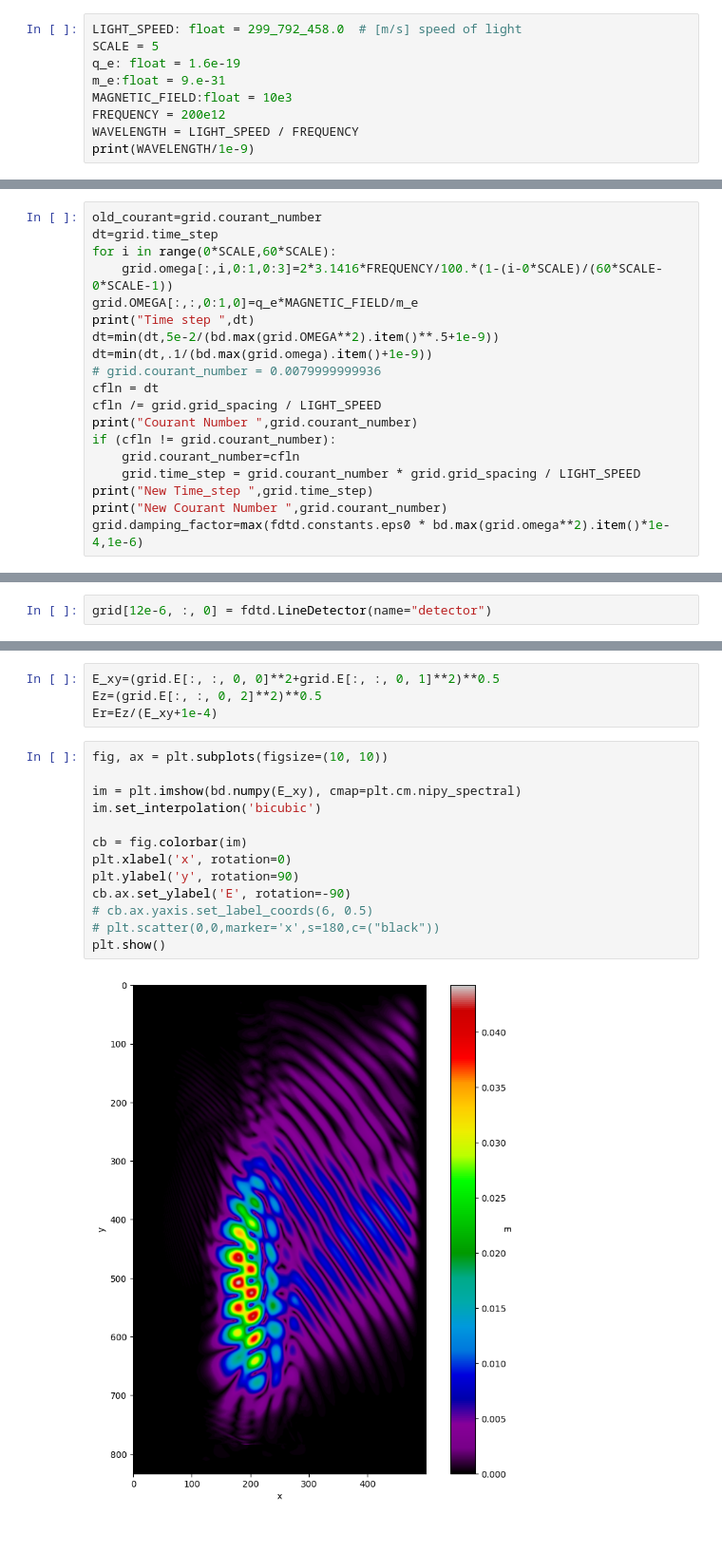
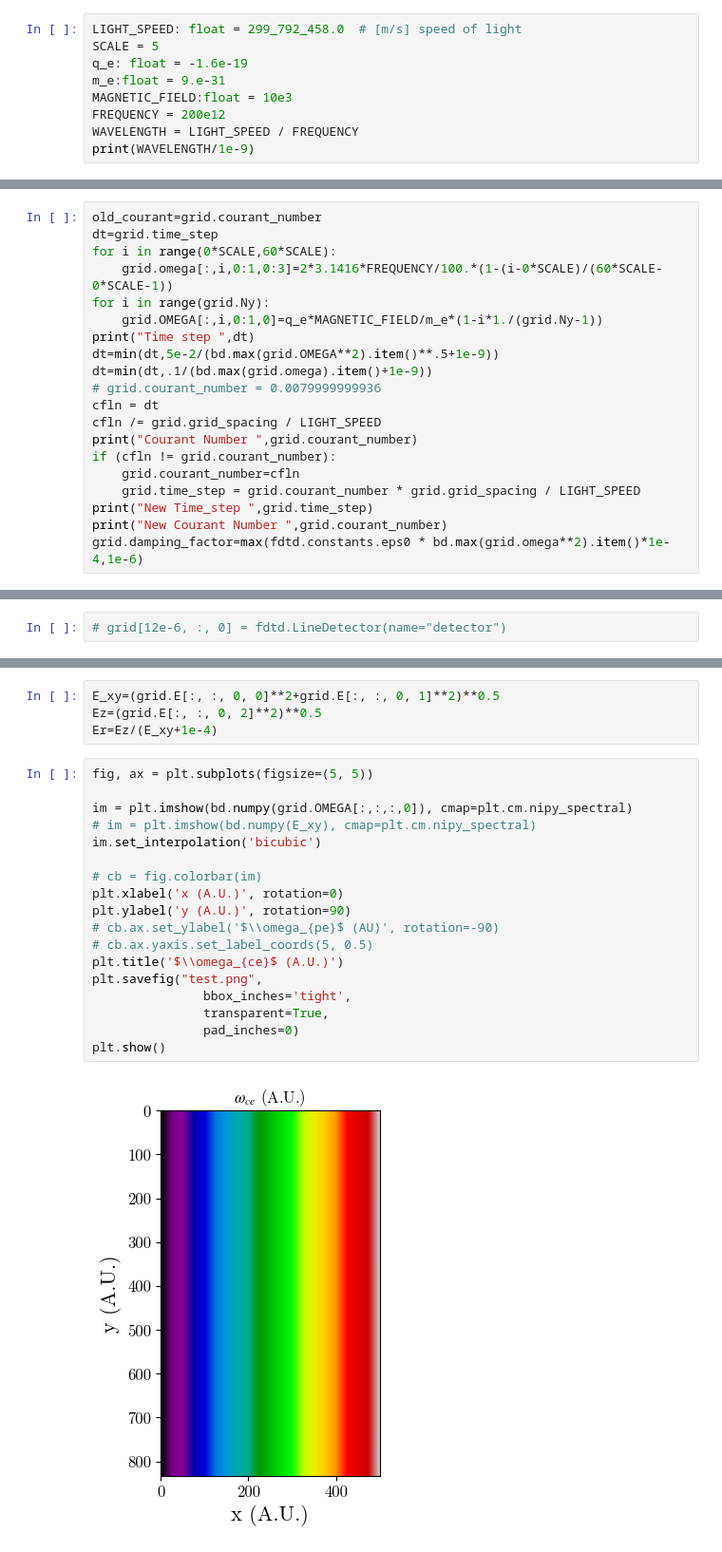
Before and after one commit to Pierre-Alexandre-Gourdain/fdtd, a Jupyter notebook: cutoff_test.ipynb, the cells around one changed output, grey strips where cells are left out. Shown: that part at 95% size. Cells and saved outputs as stored; diff of their text form.

Commit message:
Updated notebook to compute ramped B field and cahnge cross from torch.linalg in torch to just torch

```diff
--- a/cutoff_test.ipynb
+++ b/cutoff_test.ipynb
@@ -99,7 +133,7 @@ fdtd.set_backend("torch.cuda")
 # %%
 LIGHT_SPEED: float = 299_792_458.0  # [m/s] speed of light
 SCALE = 5
-q_e: float = 1.6e-19
+q_e: float = -1.6e-19
 m_e:float = 9.e-31
 MAGNETIC_FIELD:float = 10e3
 FREQUENCY = 200e12
@@ -126,7 +160,8 @@ old_courant=grid.courant_number
 dt=grid.time_step
 for i in range(0*SCALE,60*SCALE):
     grid.omega[:,i,0:1,0:3]=2*3.1416*FREQUENCY/100.*(1-(i-0*SCALE)/(60*SCALE-0*SCALE-1))
-grid.OMEGA[:,:,0:1,0]=q_e*MAGNETIC_FIELD/m_e
+for i in range(grid.Ny):
+    grid.OMEGA[:,i,0:1,0]=q_e*MAGNETIC_FIELD/m_e*(1-i*1./(grid.Ny-1))
 print("Time step ",dt)
 dt=min(dt,5e-2/(bd.max(grid.OMEGA**2).item()**.5+1e-9))
 dt=min(dt,.1/(bd.max(grid.omega).item()+1e-9))
@@ -169,7 +204,7 @@ grid[110*SCALE:150*SCALE, 85*SCALE:55*SCALE, 0] = fdtd.LineSource(
 # %% [markdown]
 detectors
 # %%
-grid[12e-6, :, 0] = fdtd.LineDetector(name="detector")
+# grid[12e-6, :, 0] = fdtd.LineDetector(name="detector")
 # %% [markdown]
 objects
 # %% [markdown]
@@ -218,17 +258,22 @@ E_xy=(grid.E[:, :, 0, 0]**2+grid.E[:, :, 0, 1]**2)**0.5
 Ez=(grid.E[:, :, 0, 2]**2)**0.5
 Er=Ez/(E_xy+1e-4)
 # %%
-fig, ax = plt.subplots(figsize=(10, 10))
+fig, ax = plt.subplots(figsize=(5, 5))
 
-im = plt.imshow(bd.numpy(E_xy), cmap=plt.cm.nipy_spectral)
+im = plt.imshow(bd.numpy(grid.OMEGA[:,:,:,0]), cmap=plt.cm.nipy_spectral)
+# im = plt.imshow(bd.numpy(E_xy), cmap=plt.cm.nipy_spectral)
 im.set_interpolation('bicubic')
 
-cb = fig.colorbar(im)
-plt.xlabel('x', rotation=0)
-plt.ylabel('y', rotation=90)
-cb.ax.set_ylabel('E', rotation=-90)
-# cb.ax.yaxis.set_label_coords(6, 0.5)
-# plt.scatter(0,0,marker='x',s=180,c=("black"))
+# cb = fig.colorbar(im)
+plt.xlabel('x (A.U.)', rotation=0)
+plt.ylabel('y (A.U.)', rotation=90)
+# cb.ax.set_ylabel('$\\omega_{pe}$ (AU)', rotation=-90)
+# cb.ax.yaxis.set_label_coords(5, 0.5)
+plt.title('$\\omega_{ce}$ (A.U.)')
+plt.savefig("test.png",
+               bbox_inches='tight',
+               transparent=True,
+               pad_inches=0)
 plt.show()
 # %% [output]
-[figure, old version]
+[figure, new version]
```
Also changed, not shown: parts of 4 cells of this notebook, 1 other file.
